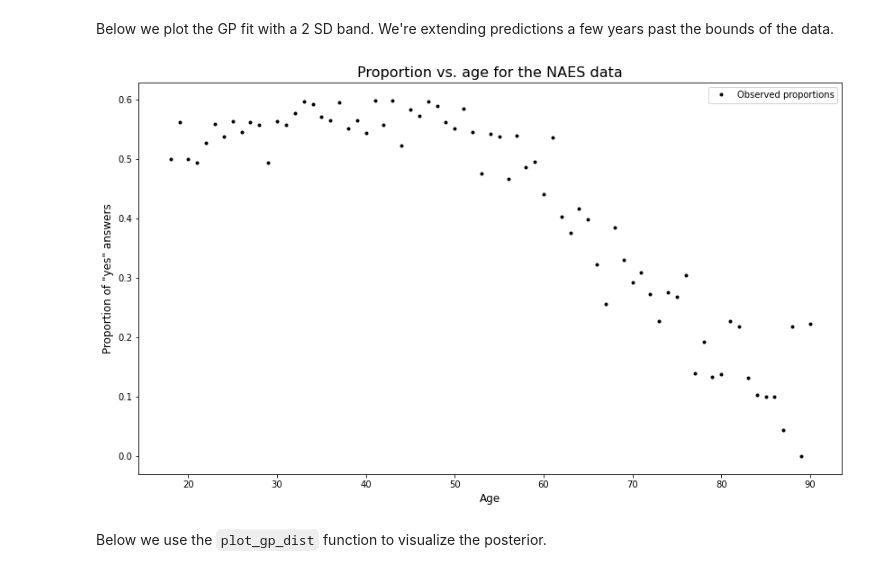
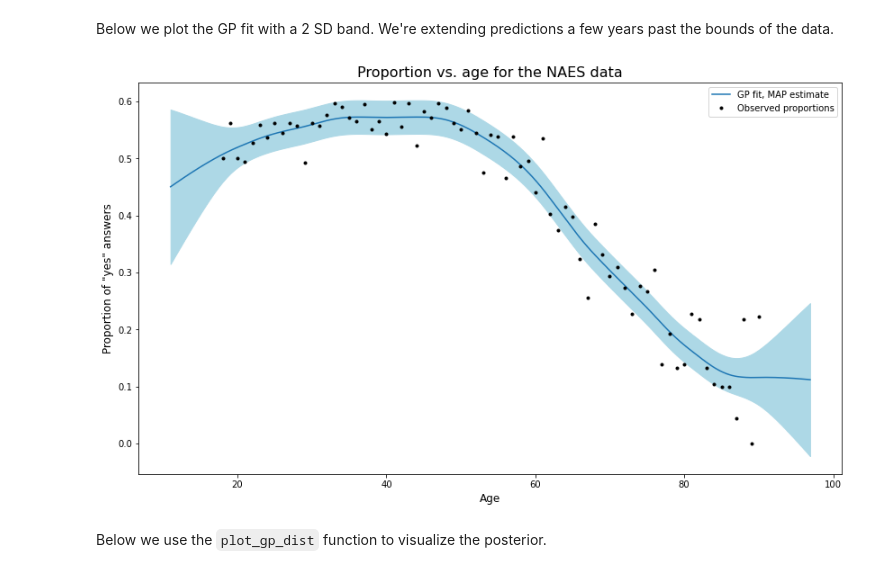
Before and after one commit to mpdylan/INFO510-public, a Jupyter notebook: notebooks/solutions/exams/final_f20_solution.ipynb, the cells around one changed output. Cells and saved outputs as stored; diff of their text form; code cells hidden in the pictures.

```diff
--- a/notebooks/solutions/exams/final_f20_solution.ipynb
+++ b/notebooks/solutions/exams/final_f20_solution.ipynb
@@ -326,12 +399,10 @@ We set up a GP model using the `Marginal` class from PyMC3 (we don't need anythi
 with pm.Model() as gp_model:
     eta = pm.Exponential('eta', 1)
     ls = pm.Exponential('ls', 0.2)         # somewhat arbitrarily pick a characteristic time scale of 5 years
-    cov = (eta ** 2) * pm.gp.cov.Matern52(1, ls=ls)
+    cov = (eta ** 2) * pm.gp.cov.Matern32(1, ls=ls)
     gp = pm.gp.Marginal(cov_func = cov)
 
-    #eta_noise = pm.HalfNormal('eta_noise', 2)
     sigma = pm.HalfCauchy('sigma', 1)
-    #cov_noise = pm.gp.cov.WhiteNoise(sigma_noise)
 
     # Since the normal noise model and the GP are conjugates, we use `Marginal` with the `.marginal_likelihood` method
     y_ = gp.marginal_likelihood("y", X=age, y=p, noise=sigma)
@@ -376,15 +443,15 @@ Below we plot the GP fit with a 2 SD band. We're extending predictions a few yea
 # %%
 plt.figure(figsize=(14,8))
 plt.title('Proportion vs. age for the NAES data', size=16)
 plt.xlabel('Age', size=12)
 plt.ylabel('Proportion of "yes" answers', size=12)
-#plt.plot(tnew, mu, label = 'GP fit, MAP estimate')
-#plt.fill_between(x=tnew.flatten(), y1=mu - 2*np.sqrt(var), y2 = mu + 2*np.sqrt(var), color = 'lightblue')
+plt.plot(tnew, mu, label = 'GP fit, MAP estimate')
+plt.fill_between(x=tnew.flatten(), y1=mu - 2*np.sqrt(var), y2 = mu + 2*np.sqrt(var), color = 'lightblue')
 plt.plot(age, p, 'k.', label = 'Observed proportions')
 plt.legend()
-plt.savefig('naes_scatter.png')
+plt.show()
 # %% [output]
-[figure, old version]
+[figure, new version]
 # %% [markdown]
 Below we use the `plot_gp_dist` function to visualize the posterior.
 # %%
```
Also changed, not shown: parts of 16 cells of this notebook, 5 other files.
